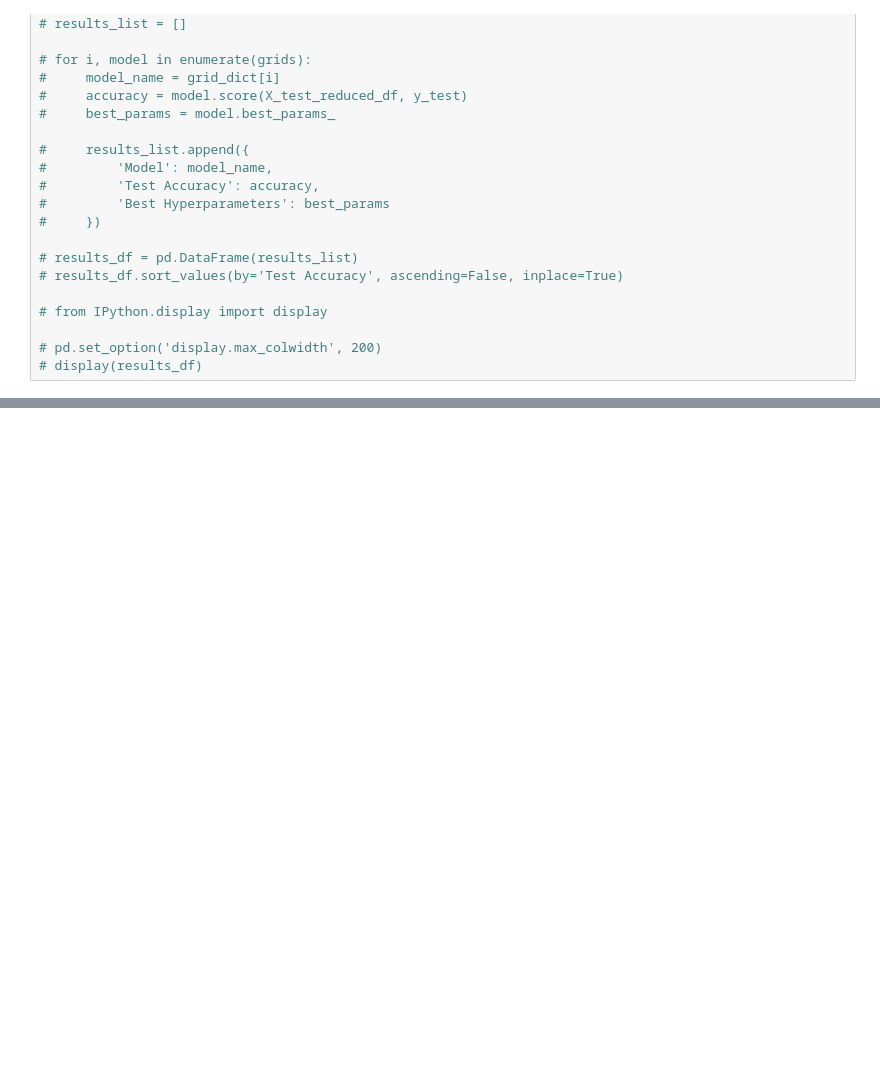
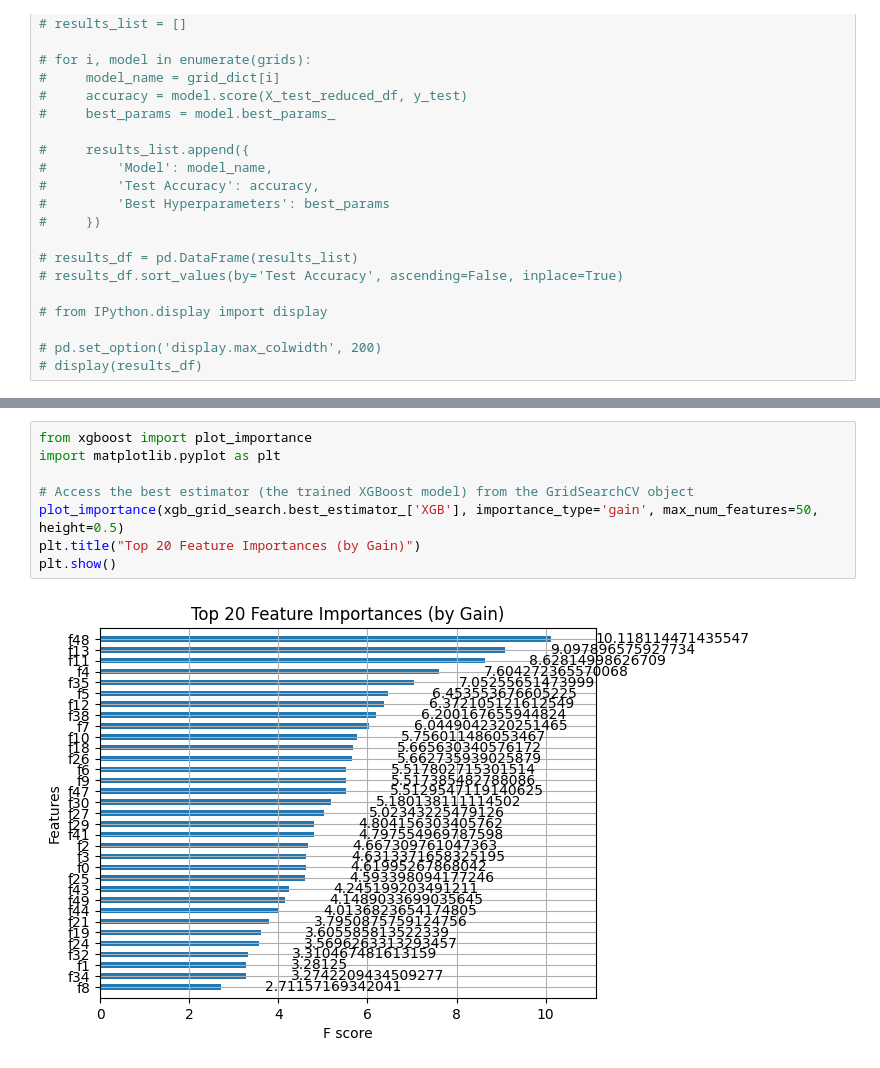
Before and after one commit to Roberto-TM/TM10007_ML_Project_group3, a Jupyter notebook: assignment.ipynb, the cells around one changed output, grey strips where cells are left out. Saved outputs shown, nothing was run; the diff lists cells and outputs as text; blank space fills up the shorter version.

```diff
--- a/assignment.ipynb
+++ b/assignment.ipynb
@@ -691,3 +639,13 @@ plt.show()
+# %%
+from xgboost import plot_importance
+import matplotlib.pyplot as plt
+
+# Access the best estimator (the trained XGBoost model) from the GridSearchCV object
+plot_importance(xgb_grid_search.best_estimator_['XGB'], importance_type='gain', max_num_features=50, height=0.5)
+plt.title("Top 20 Feature Importances (by Gain)")
+plt.show()
+# %% [output]
+[figure, added]
 # %%
 from sklearn.decomposition import PCA
 import matplotlib.pyplot as plt
```
Also changed, not shown: parts of 20 cells of this notebook.
